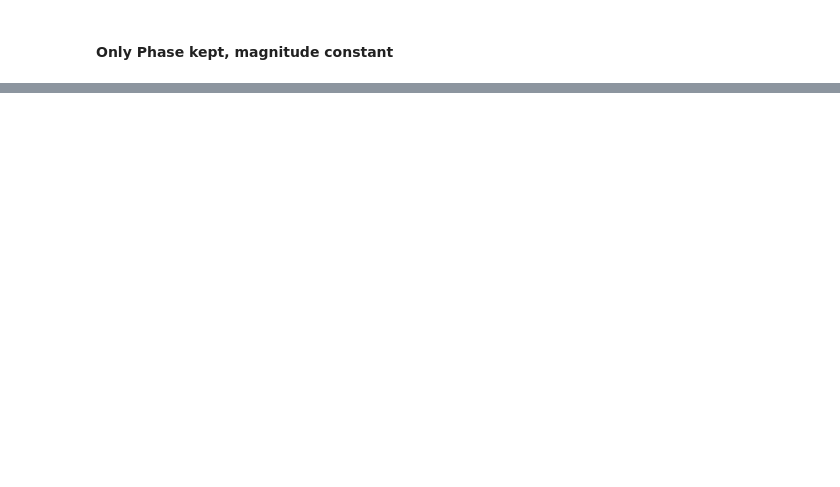
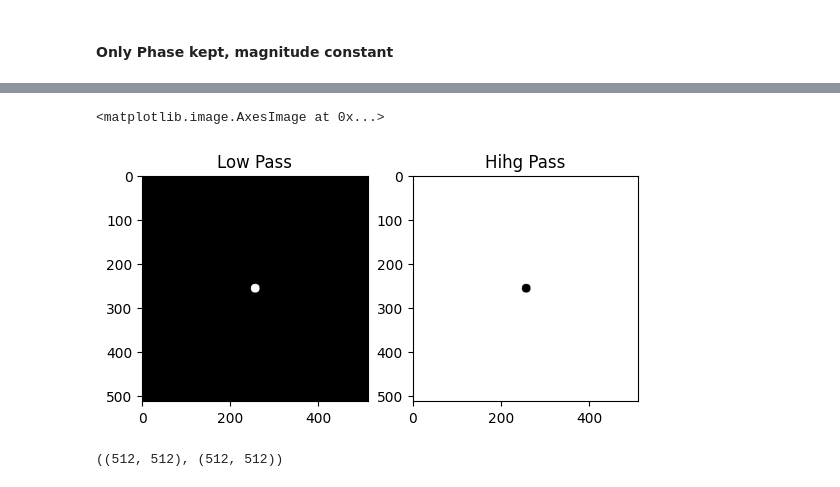
Before and after one commit to bdthombre/cvTests, a Jupyter notebook: 05_2dFFT.ipynb, the cells around one changed output, grey strips where cells are left out. Cells and saved outputs as stored; diff of their text form; code cells hidden in the pictures; blank space fills up the shorter version.

Commit message:
convolution filter

```diff
--- a/05_2dFFT.ipynb
+++ b/05_2dFFT.ipynb
@@ -177,0 +210,24 @@ sos = signal.butter(10,15, 'hp', oiput)
+# %%
+# get filter
+radius = 10
+circle = np.zeros(tesla.shape, dtype=np.uint8) # both shapes are same
+center = (np.array(tesla.shape)/2).astype(int) # ([256, 256])
+circleMask_lowpass = cv2.circle(circle, center[::-1], radius, (255,255,255),-1)
+circleMask_highpass = cv2.bitwise_not(circleMask_lowpass)
+
+fig, (ax1, ax2) = plt.subplots(1,2)
+ax1.set_title("Low Pass")
+ax1.imshow(circleMask_lowpass, cmap='gray')
+ax2.set_title("Hihg Pass")
+ax2.imshow(circleMask_highpass, cmap="gray")
+# %% [output]
+<matplotlib.image.AxesImage at 0x...>
+[figure, added]
+# %%
+# apply filters to the shifted images
+tesla_lowpass = circleMask_lowpass*fft_shift_tesla
+einstein_highpass = circleMask_highpass*fft_shift_eisntein
+
+tesla_lowpass.shape, einstein_highpass.shape
+# %% [output]
+((512, 512), (512, 512))
```
Also changed, not shown: parts of 24 cells of this notebook, 4 other files.
